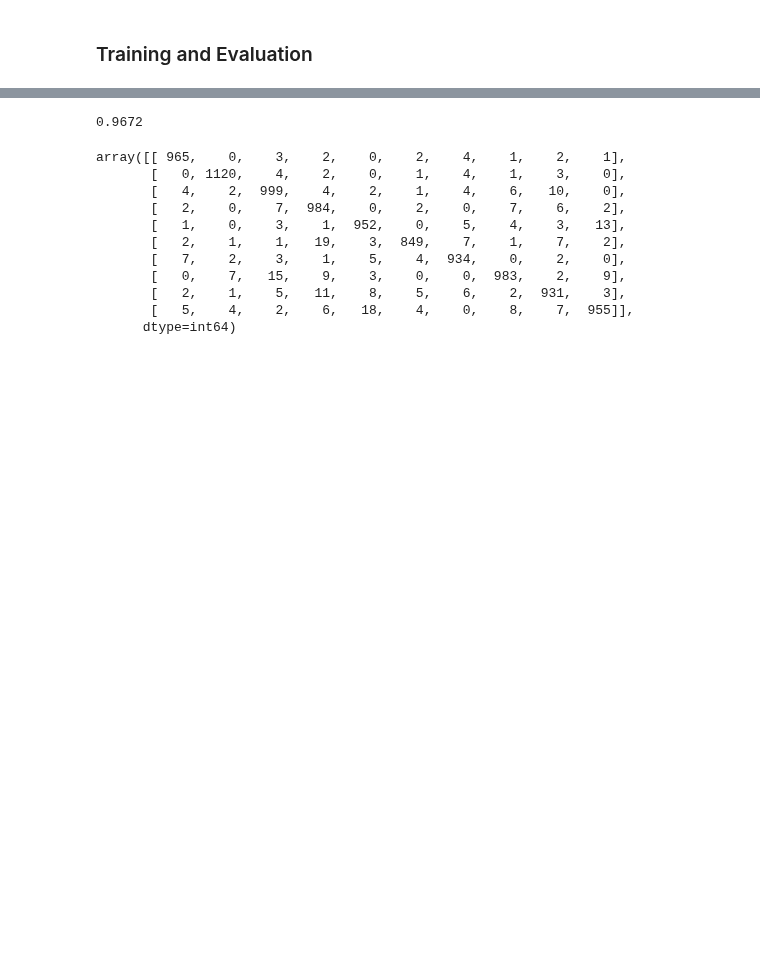
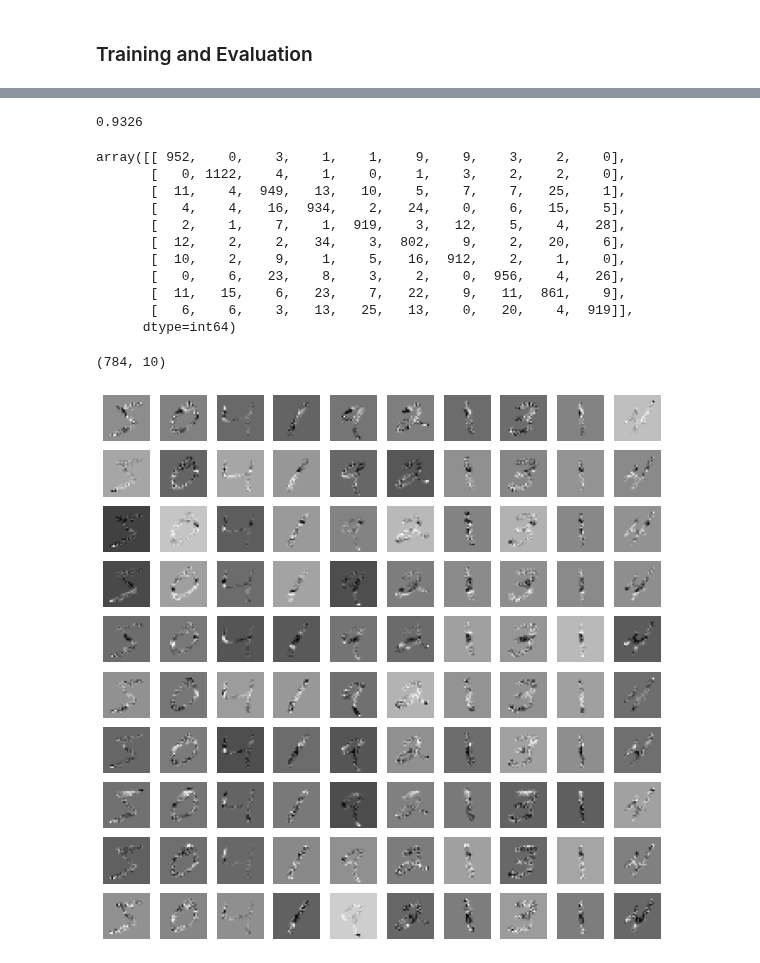
Before and after one commit to KISRDevelopment/nn_course, a Jupyter notebook: module8_mnist.ipynb, the cells around one changed output, grey strips where cells are left out. Drawn from its saved outputs; the diff is of its cells as text; code cells hidden in the pictures; blank space fills up the shorter version.

Commit message:
add weight visualization to mnist

```diff
--- a/module8_mnist.ipynb
+++ b/module8_mnist.ipynb
@@ -87,8 +87,7 @@ y_test_onehot = tf.keras.utils.to_categorical(y_test)
 ### Training and Evaluation
 # %%
 # number of hidden units, try changing that
-n_hidden1 = 45
-n_hidden2 = 10
+n_hidden1 = 10
 
 model = keras.Sequential(
     [
@@ -118,5 +117,5 @@ Non-trainable params: 0
 _________________________________________________________________
 # %%
 # train the model
-h = model.fit(x = x_train, y=y_train_onehot, verbose=True, epochs=15, batch_size=128)
+h = model.fit(x = x_train, y=y_train_onehot, verbose=True, epochs=50, batch_size=128)
 # %% [output]
@@ -147,20 +146,36 @@ ypred_hard = np.argmax(ypred, axis=1)
 # compute accuracy
 sklearn.metrics.accuracy_score(y_test, ypred_hard)
 # %% [output]
-0.9672
+0.9326
 # %%
 # compute confusion matrix
 cm = sklearn.metrics.confusion_matrix(y_test, ypred_hard)
 cm
 # %% [output]
-array([[ 965,    0,    3,    2,    0,    2,    4,    1,    2,    1],
-       [   0, 1120,    4,    2,    0,    1,    4,    1,    3,    0],
-       [   4,    2,  999,    4,    2,    1,    4,    6,   10,    0],
-       [   2,    0,    7,  984,    0,    2,    0,    7,    6,    2],
-       [   1,    0,    3,    1,  952,    0,    5,    4,    3,   13],
-       [   2,    1,    1,   19,    3,  849,    7,    1,    7,    2],
-       [   7,    2,    3,    1,    5,    4,  934,    0,    2,    0],
-       [   0,    7,   15,    9,    3,    0,    0,  983,    2,    9],
-       [   2,    1,    5,   11,    8,    5,    6,    2,  931,    3],
-       [   5,    4,    2,    6,   18,    4,    0,    8,    7,  955]],
+array([[ 952,    0,    3,    1,    1,    9,    9,    3,    2,    0],
+       [   0, 1122,    4,    1,    0,    1,    3,    2,    2,    0],
+       [  11,    4,  949,   13,   10,    5,    7,    7,   25,    1],
+       [   4,    4,   16,  934,    2,   24,    0,    6,   15,    5],
+       [   2,    1,    7,    1,  919,    3,   12,    5,    4,   28],
+       [  12,    2,    2,   34,    3,  802,    9,    2,   20,    6],
+       [  10,    2,    9,    1,    5,   16,  912,    2,    1,    0],
+       [   0,    6,   23,    8,    3,    2,    0,  956,    4,   26],
+       [  11,   15,    6,   23,    7,   22,    9,   11,  861,    9],
+       [   6,    6,    3,   13,   25,   13,    0,   20,    4,  919]],
       dtype=int64)
+# %%
+W, b = model.layers[0].get_weights()
+W.shape
+# %% [output]
+(784, 10)
+# %%
+f, axes = plt.subplots(10, 10, figsize=(10, 10))
+
+for i in range(10):
+    for j in range(10):
+        x_sample = x_train[j,:]
+        r = np.reshape(b[i] + W[:,i]*x_sample, (28, 28))
+        axes[i,j].imshow(r, cmap=plt.get_cmap('binary'))
+        axes[i,j].axis('off')
+# %% [output]
+[figure, added]
```
Also changed, not shown: parts of 2 cells of this notebook.
